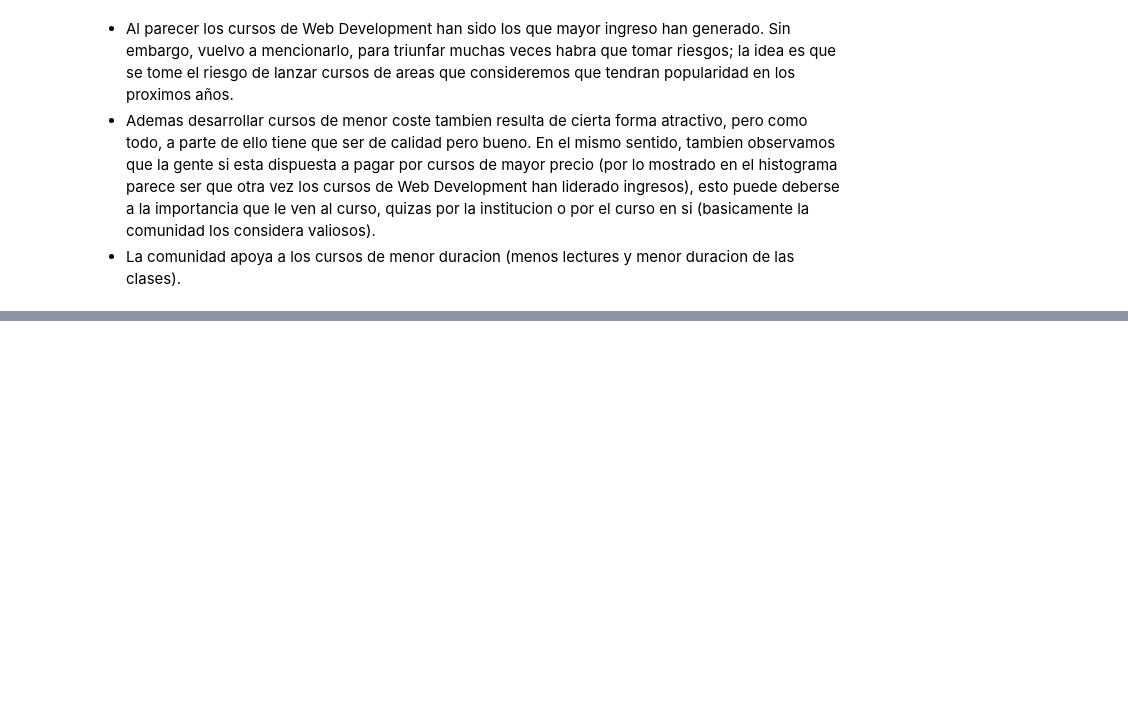
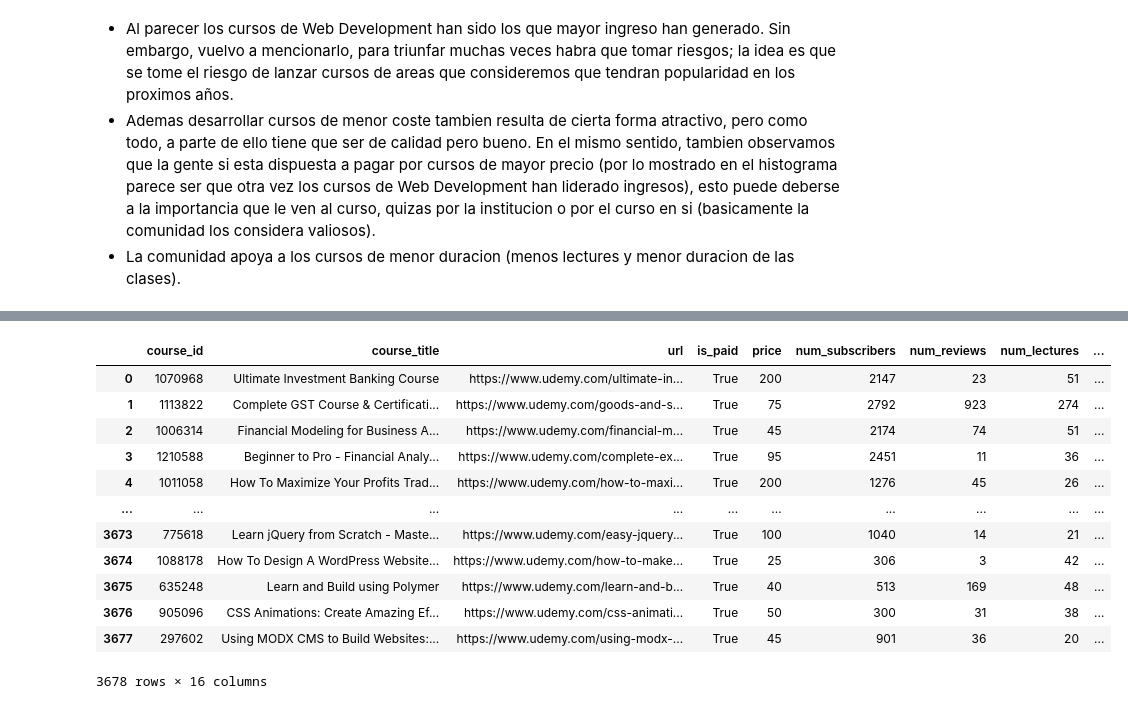
Before and after one commit to R20sebas02R/mvp_MOOCs, a Jupyter notebook: udemy_analysis.ipynb, the cells around one changed output, grey strips where cells are left out. Cells and saved outputs as stored; diff of their text form; code cells hidden in the pictures; blank space fills up the shorter version.

```diff
--- a/udemy_analysis.ipynb
+++ b/udemy_analysis.ipynb
@@ -700 +720,32 @@ plt.show()
+# %%
+udemy_courses['course_id'] = udemy_courses['course_id'].astype(int)
+udemy_courses['course_title'] = udemy_courses['course_title'].astype(str)
+udemy_courses['url'] = udemy_courses['url'].astype(str)
+udemy_courses['price'] = udemy_courses['price'].astype(int)
+udemy_courses['num_subscribers'] = udemy_courses['num_subscribers'].astype(int)
+udemy_courses['num_reviews'] = udemy_courses['num_reviews'].astype(int)
+udemy_courses['num_lectures'] = udemy_courses['num_lectures'].astype(int)
+udemy_courses['level'] = udemy_courses['level'].astype(str)
+udemy_courses['content_duration'] = udemy_courses['content_duration'].astype(int)
+udemy_courses['subject'] = udemy_courses['subject'].astype(str)
+udemy_courses['year'] = udemy_courses['year'].astype(int)
+udemy_courses['revenue'] = udemy_courses['revenue'].astype(int)
+udemy_courses['lectures_duration_in_minutes'] = udemy_courses['lectures_duration_in_minutes'].fillna(0).round().astype(int)
+udemy_courses['month'] = udemy_courses['month'].astype(int)
+# %%
+udemy_courses
+# %% [output]
+|  | course_id | course_title | url | is_paid | price | num_subscribers | num_reviews | num_lectures | ... |
+| 0 | 1070968 | Ultimate Investment Banking Course | https://www.udemy.com/ultimate-in... | True | 200 | 2147 | 23 | 51 | ... |
+| 1 | 1113822 | Complete GST Course & Certificati... | https://www.udemy.com/goods-and-s... | True | 75 | 2792 | 923 | 274 | ... |
+| 2 | 1006314 | Financial Modeling for Business A... | https://www.udemy.com/financial-m... | True | 45 | 2174 | 74 | 51 | ... |
+| 3 | 1210588 | Beginner to Pro - Financial Analy... | https://www.udemy.com/complete-ex... | True | 95 | 2451 | 11 | 36 | ... |
+| 4 | 1011058 | How To Maximize Your Profits Trad... | https://www.udemy.com/how-to-maxi... | True | 200 | 1276 | 45 | 26 | ... |
+| ... | ... | ... | ... | ... | ... | ... | ... | ... | ... |
+| 3673 | 775618 | Learn jQuery from Scratch - Maste... | https://www.udemy.com/easy-jquery... | True | 100 | 1040 | 14 | 21 | ... |
+| 3674 | 1088178 | How To Design A WordPress Website... | https://www.udemy.com/how-to-make... | True | 25 | 306 | 3 | 42 | ... |
+| 3675 | 635248 | Learn and Build using Polymer | https://www.udemy.com/learn-and-b... | True | 40 | 513 | 169 | 48 | ... |
+| 3676 | 905096 | CSS Animations: Create Amazing Ef... | https://www.udemy.com/css-animati... | True | 50 | 300 | 31 | 38 | ... |
+| 3677 | 297602 | Using MODX CMS to Build Websites:... | https://www.udemy.com/using-modx-... | True | 45 | 901 | 36 | 20 | ... |
+3678 rows × 16 columns
 # %%
```
Also changed, not shown: parts of 2 cells of this notebook, 3 other files.
